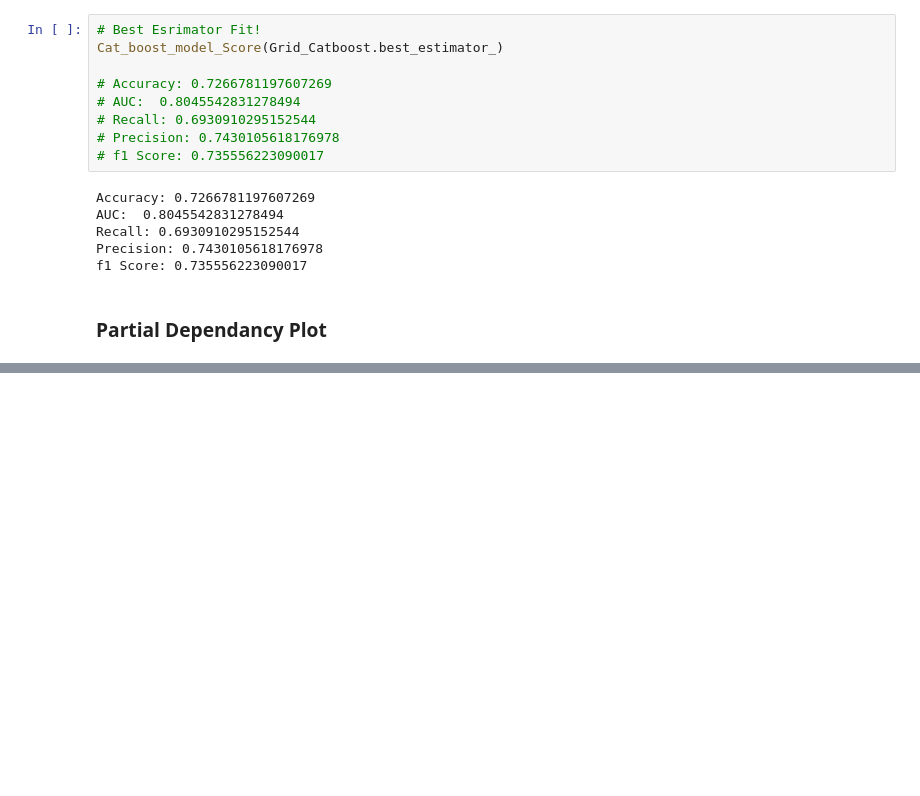
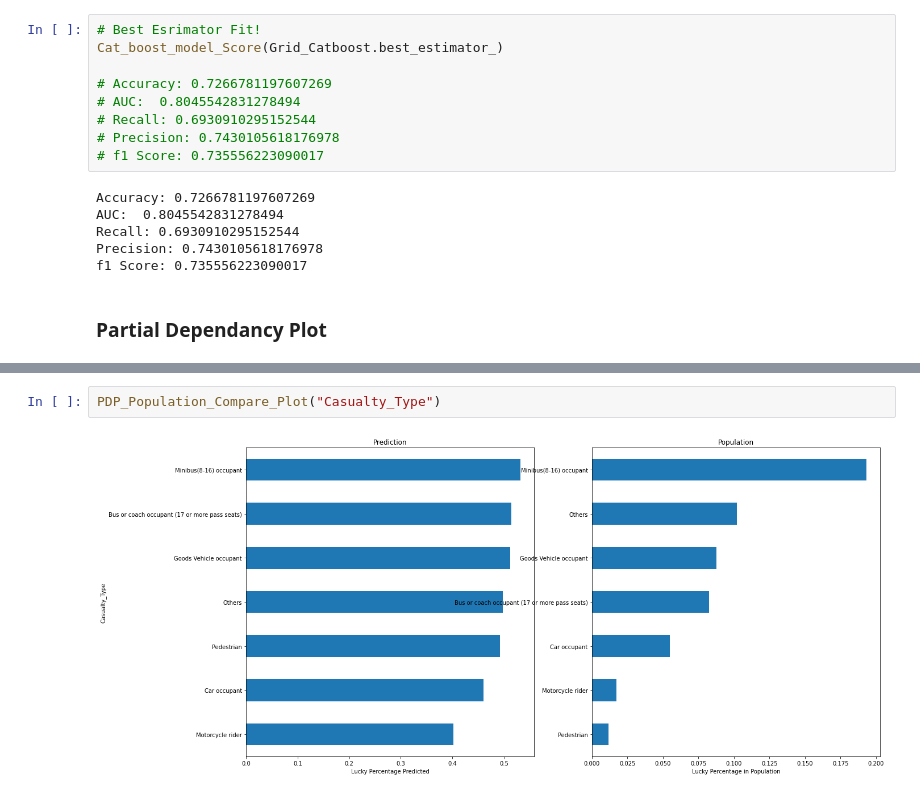
Before and after one commit to ChenTaHung/Business-Data-Analytics, a Jupyter notebook: Business_Data_Analytics_Model_Training.ipynb, the cells around one changed output, grey strips where cells are left out. Drawn from its saved outputs; the diff is of its cells as text; blank space fills up the shorter version.

```diff
--- a/Business_Data_Analytics_Model_Training.ipynb
+++ b/Business_Data_Analytics_Model_Training.ipynb
@@ -402,0 +485,4 @@ f1 Score: 0.735556223090017
+# %%
+PDP_Population_Compare_Plot("Casualty_Type")
+# %% [output]
+[figure, added]
```
Also changed, not shown: parts of 35 cells of this notebook.
